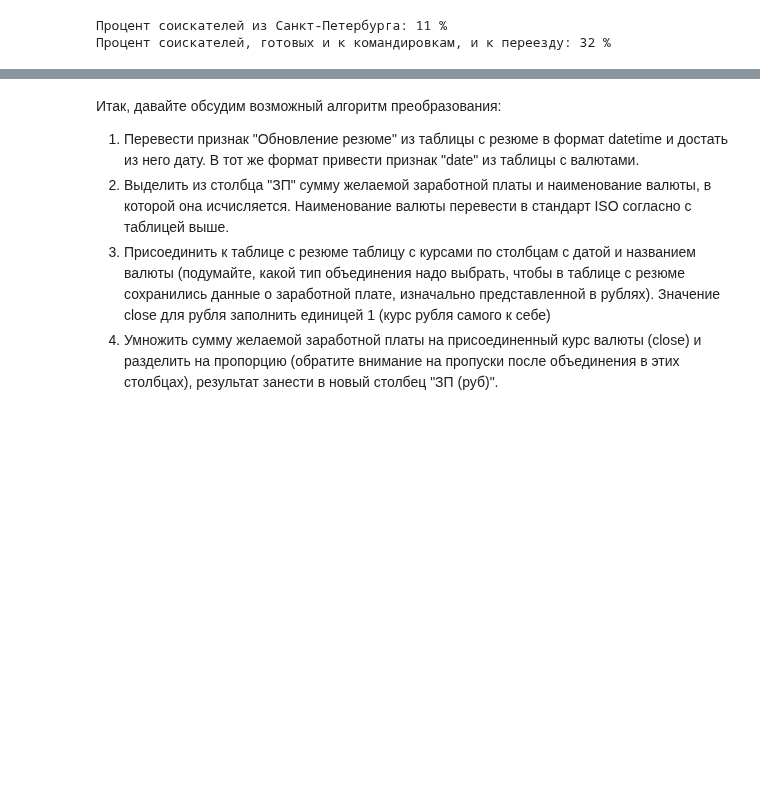
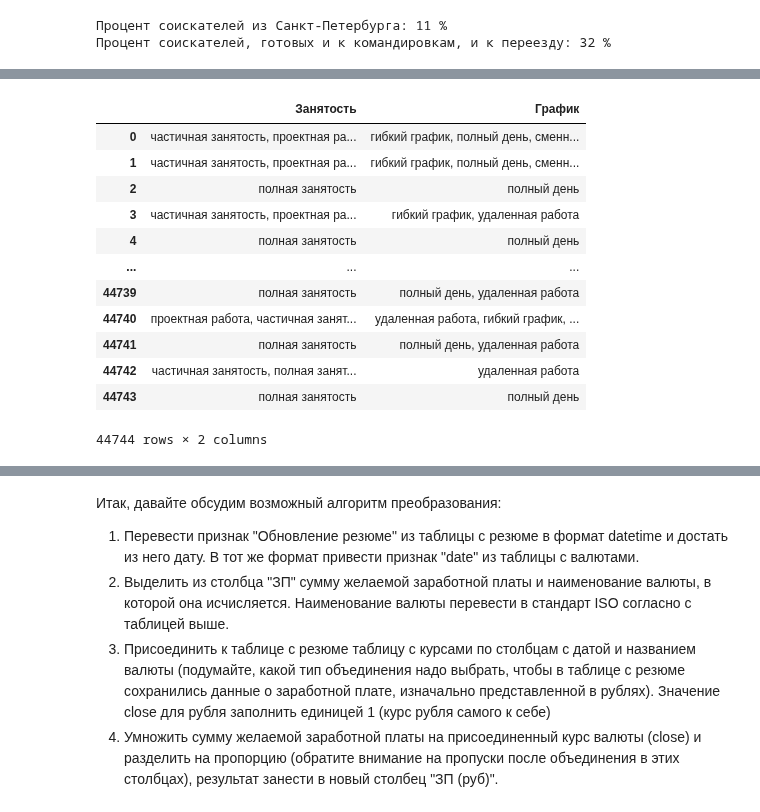
Before and after one commit to SudarickovIlya/SF_DS_Ilya, a Jupyter notebook: Project_1/Project-1._Ноутбук-шаблон.ipynb, the cells around one changed output, grey strips where cells are left out. Saved outputs shown, nothing was run; the diff lists cells and outputs as text; code cells hidden in the pictures; blank space fills up the shorter version.

```diff
--- a/Project_1/Project-1._Ноутбук-шаблон.ipynb
+++ b/Project_1/Project-1._Ноутбук-шаблон.ipynb
@@ -327,7 +327,21 @@ hh = hh.drop(columns=['Временный столбец для локаций',
 <img src=https://raw.githubusercontent.com/AndreyRysistov/DatasetsForPandas/main/ohe.jpg>
 Выполните данное преобразование для признаков "Занятость" и "График", ответьте на контрольные вопросы, после чего удалите их из таблицы
 # %%
-# ваш код здесь
+hh[['Занятость', 'График']]
+# %% [output]
+|  | Занятость | График |
+| 0 | частичная занятость, проектная ра... | гибкий график, полный день, сменн... |
+| 1 | частичная занятость, проектная ра... | гибкий график, полный день, сменн... |
+| 2 | полная занятость | полный день |
+| 3 | частичная занятость, проектная ра... | гибкий график, удаленная работа |
+| 4 | полная занятость | полный день |
+| ... | ... | ... |
+| 44739 | полная занятость | полный день, удаленная работа |
+| 44740 | проектная работа, частичная занят... | удаленная работа, гибкий график, ... |
+| 44741 | полная занятость | полный день, удаленная работа |
+| 44742 | частичная занятость, полная занят... | удаленная работа |
+| 44743 | полная занятость | полный день |
+44744 rows × 2 columns
 # %% [markdown]
 6. (2 балла) Наконец, мы добрались до самого главного и самого важного - признака заработной платы **"ЗП"**.
 В чем наша беда? В том, что помимо желаемой заработной платы соискатель указывает валюту, в которой он бы хотел ее получать, например:
```
